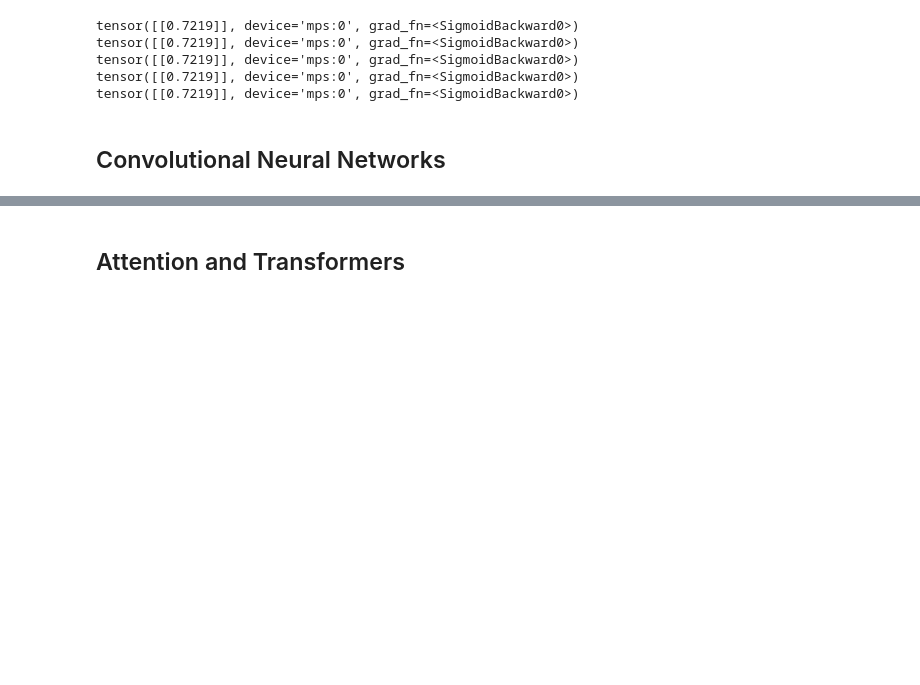
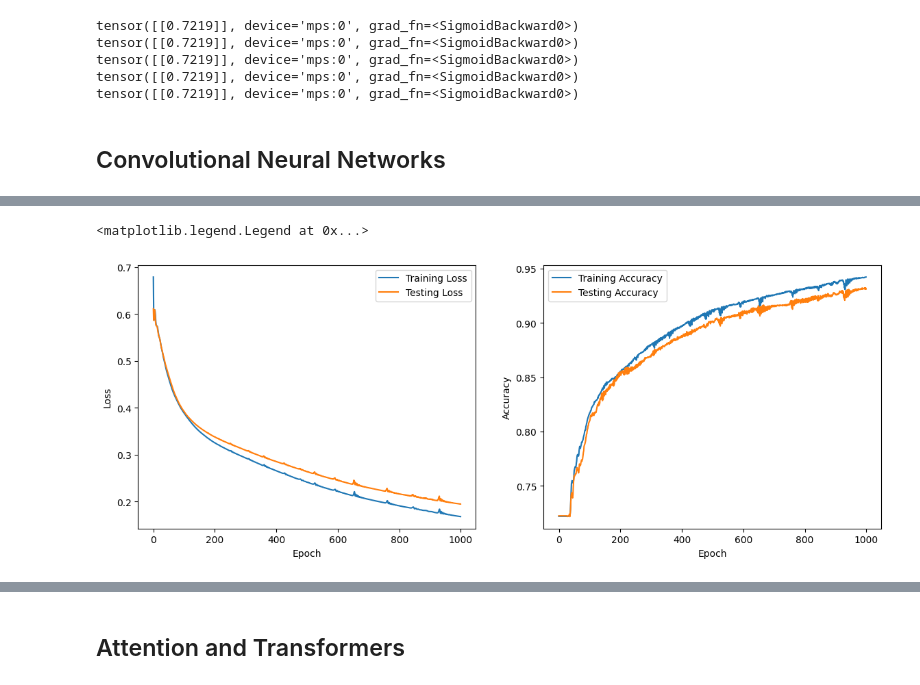
Before and after one commit to jlohunecke/ML4HC_project2, a Jupyter notebook: proj2_pt1.ipynb, the cells around one changed output, grey strips where cells are left out. Cells and saved outputs as stored; diff of their text form; code cells hidden in the pictures; blank space fills up the shorter version.

Commit message:
[Jacob] Added draft for all models

```diff
--- a/proj2_pt1.ipynb
+++ b/proj2_pt1.ipynb
@@ -304,0 +326,14 @@ tensor([[0.7219]], device='mps:0', grad_fn=<SigmoidBackward0>)
+# %%
+device = torch.device('mps' if torch.backends.mps.is_available() else 'cpu')
+# %%
+X_train_tensor = torch.tensor(X_train.values, dtype=torch.float32).to(device)
+X_test_tensor = torch.tensor(X_test.values, dtype=torch.float32).to(device)
+y_train_tensor = torch.tensor(y_train.values, dtype=torch.float32).to(device)
+y_test_tensor = torch.tensor(y_test.values, dtype=torch.float32).to(device)
+# %%
+input_size = X_train_tensor.shape[1]
+output_size = 1
+# %%
+model = CNNModel(input_size, output_size).to(device)
+criterion = nn.BCELoss()
+optimizer = torch.optim.Adam(model.parameters(), lr=0.001)
@@ -304,0 +389,19 @@ tensor([[0.7219]], device='mps:0', grad_fn=<SigmoidBackward0>)
+# %%
+fig, axs = plt.subplots(1, 2, figsize=(14, 5))
+
+# Plotting the losses
+axs[0].plot(epoch_losses_training, label='Training Loss')
+axs[0].plot(epoch_losses_testing, label='Testing Loss')
+axs[0].set_xlabel('Epoch')
+axs[0].set_ylabel('Loss')
+axs[0].legend()
+
+# Plotting the accuracies
+axs[1].plot(epoch_accuracies_training, label='Training Accuracy')
+axs[1].plot(epoch_accuracies_testing, label='Testing Accuracy')
+axs[1].set_xlabel('Epoch')
+axs[1].set_ylabel('Accuracy')
+axs[1].legend()
+# %% [output]
+<matplotlib.legend.Legend at 0x...>
+[figure, added]
```
Also changed, not shown: parts of 21 cells of this notebook.
